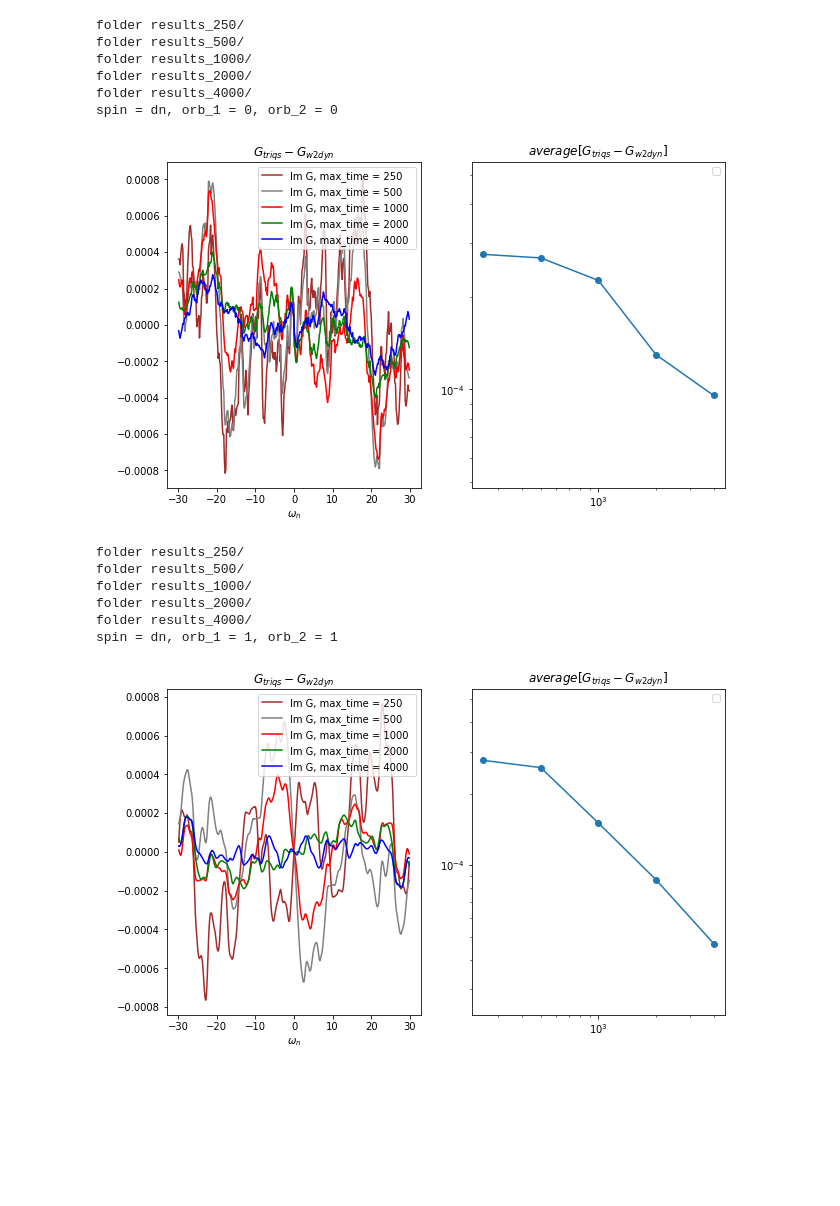
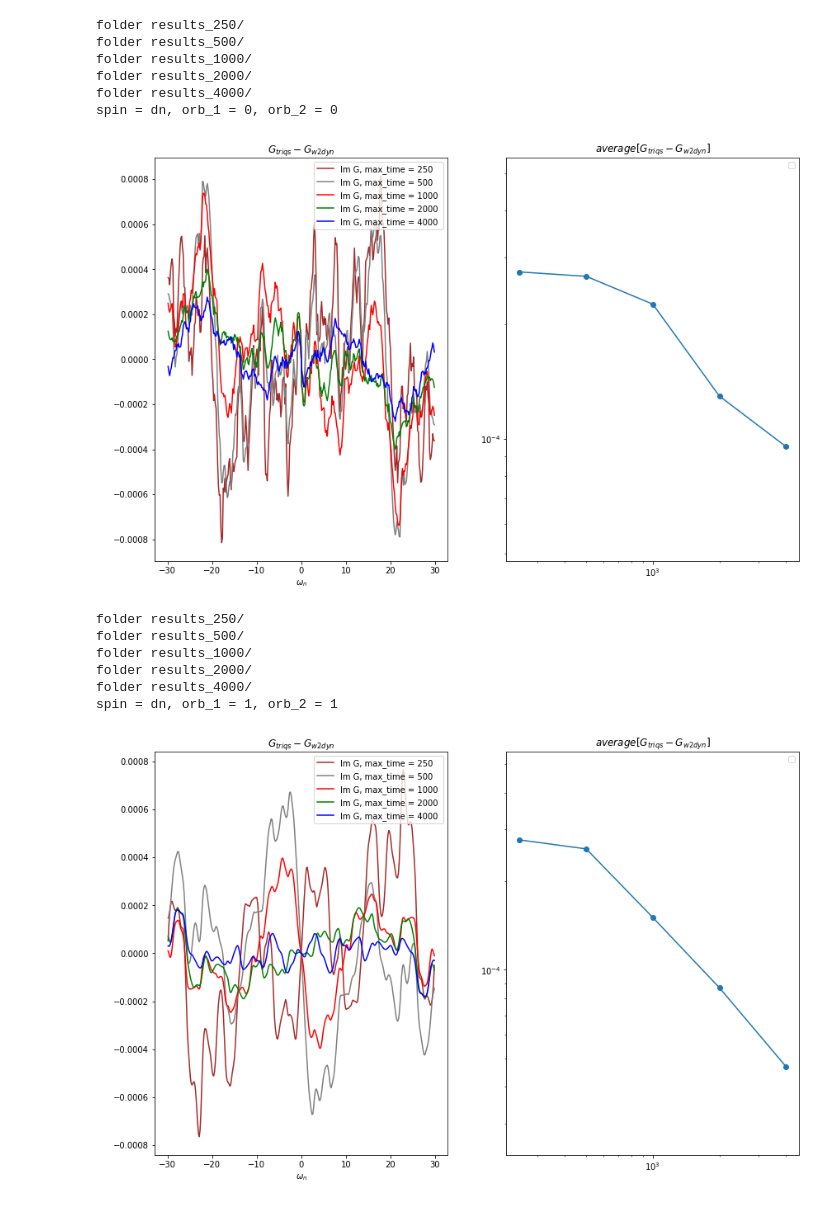
Before and after one commit to ahausoel/benchmarks_light, a Jupyter notebook: 3orbs_02/plot_statistics.ipynb, the cells around one changed output. Cells and saved outputs as stored; diff of their text form; code cells hidden in the pictures; blank space fills up the shorter version.

```diff
--- a/3orbs_02/plot_statistics.ipynb
+++ b/3orbs_02/plot_statistics.ipynb
@@ -3,8 +3,8 @@ from pytriqs.gf import *
 from pytriqs.archive import *
 from pytriqs.plot.mpl_interface import oplot, oploti, oplotr, plt
 import numpy as np
-#plt.rcParams["figure.figsize"] = (14,9)
-plt.rcParams["figure.figsize"] = (10,6)
+plt.rcParams["figure.figsize"] = (14,9)
+#plt.rcParams["figure.figsize"] = (10,6)
 
 color=['brown', 'grey', 'red', 'green', 'blue', 'black']
 #titlecolor=['grey', 'red', 'green', 'black']
@@ -13,7 +13,7 @@ plt.rcParams.update({'font.size': 10})
 
 for m in {"I", "R"}:
     for s in {"up", "dn"}:
-        for b1 in range(0,2):
+        for b1 in range(0,3):
 
             data = []
 
@@ -65,41 +65,41 @@ for m in {"I", "R"}:
                 maxval = max(np.amax(arr1), np.amax(arr2))
                 minval = min(np.amin(arr1), np.amin(arr2))
 
                 expon = np.floor(np.log10(np.abs(maxval))).astype(int)
                 upperbound = 10.0**(expon+1)
 
                 expon = np.floor(np.log10(np.abs(minval))).astype(int)
                 lowerbound = 10.0**(expon)
 
                 #return (lowerbound, upperbound)
                 return (minval/2, maxval*2)
 
             ax3 = plt.subplot(1, 2, 2)
             plt.loglog(times, differences, "o-", label = None)
 
             plt.ylim(get_log_boundaries(differences, differences))
 
             plt.title("$average[G_{triqs}-G_{w2dyn}]$")
             plt.ylabel(" ")
 
             plt.legend(loc = 'best')
 
             plt.show()
 # %% [output]
 folder results_250/
 folder results_500/
 folder results_1000/
 folder results_2000/
 folder results_4000/
 spin = dn, orb_1 = 0, orb_2 = 0
-[figure, old version]
+[figure, new version]
 folder results_250/
 folder results_500/
 folder results_1000/
 folder results_2000/
 folder results_4000/
 spin = dn, orb_1 = 1, orb_2 = 1
-[figure, old version]
+[figure, new version]
 folder results_250/
 folder results_500/
 folder results_1000/
```
Also changed, not shown: parts of 1 cell of this notebook.
